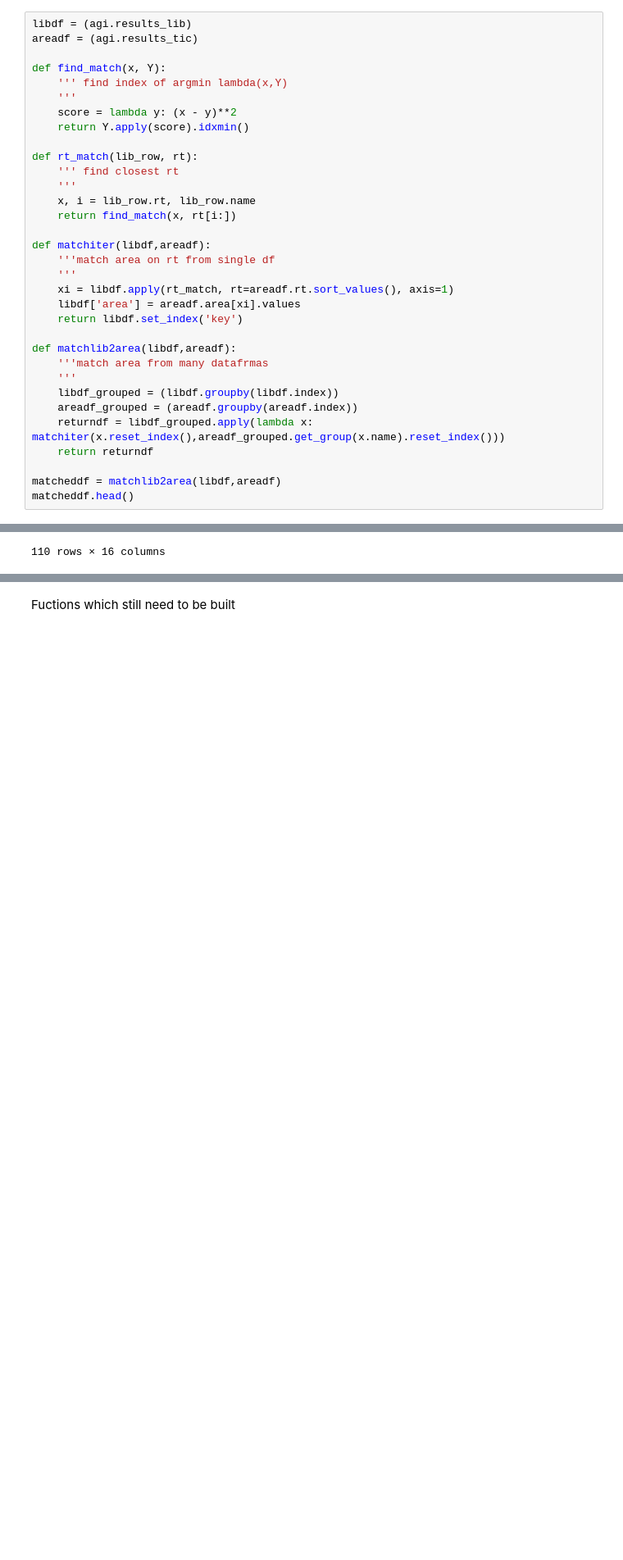
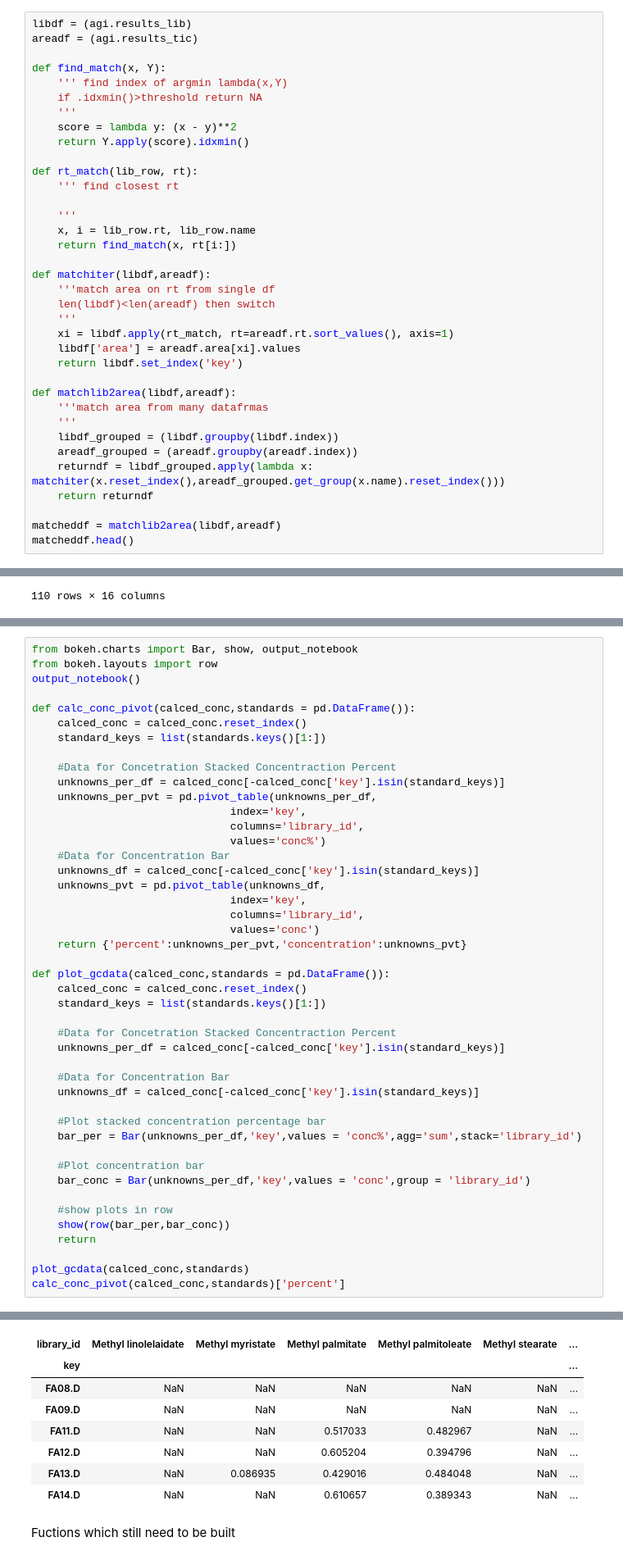
Before and after one commit to audere-labs/pyvalence, a Jupyter notebook: gc_area_analysis.ipynb, the cells around one changed output, grey strips where cells are left out. Shown at 82% size. Drawn from its saved outputs; the diff is of its cells as text; blank space fills up the shorter version.

```diff
--- a/gc_area_analysis.ipynb
+++ b/gc_area_analysis.ipynb
@@ -20,18 +20,21 @@ areadf = (agi.results_tic)
 
 def find_match(x, Y):
     ''' find index of argmin lambda(x,Y)
+    if .idxmin()>threshold return NA
     '''
     score = lambda y: (x - y)**2
     return Y.apply(score).idxmin()
 
 def rt_match(lib_row, rt):
     ''' find closest rt
+
     '''
     x, i = lib_row.rt, lib_row.name
     return find_match(x, rt[i:])
 
 def matchiter(libdf,areadf):
     '''match area on rt from single df
+    len(libdf)<len(areadf) then switch
     '''
     xi = libdf.apply(rt_match, rt=areadf.rt.sort_values(), axis=1)
     libdf['area'] = areadf.area[xi].values
@@ -229,0 +178,46 @@ plot_area(calced_conc,standards)['concentrations'].head()
+# %%
+from bokeh.charts import Bar, show, output_notebook
+from bokeh.layouts import row
+output_notebook()
+
+def calc_conc_pivot(calced_conc,standards = pd.DataFrame()):
+    calced_conc = calced_conc.reset_index()
+    standard_keys = list(standards.keys()[1:])
+
+    #Data for Concetration Stacked Concentraction Percent
+    unknowns_per_df = calced_conc[-calced_conc['key'].isin(standard_keys)]
+    unknowns_per_pvt = pd.pivot_table(unknowns_per_df,
+                               index='key',
+                               columns='library_id',
+                               values='conc%')
+    #Data for Concentration Bar
+    unknowns_df = calced_conc[-calced_conc['key'].isin(standard_keys)]
+    unknowns_pvt = pd.pivot_table(unknowns_df,
+                               index='key',
+                               columns='library_id',
+                               values='conc')
+    return {'percent':unknowns_per_pvt,'concentration':unknowns_pvt}
+
+def plot_gcdata(calced_conc,standards = pd.DataFrame()):
+    calced_conc = calced_conc.reset_index()
+    standard_keys = list(standards.keys()[1:])
+
+    #Data for Concetration Stacked Concentraction Percent
+    unknowns_per_df = calced_conc[-calced_conc['key'].isin(standard_keys)]
+
+    #Data for Concentration Bar
+    unknowns_df = calced_conc[-calced_conc['key'].isin(standard_keys)]
+
+    #Plot stacked concentration percentage bar
+    bar_per = Bar(unknowns_per_df,'key',values = 'conc%',agg='sum',stack='library_id')
+
+    #Plot concentration bar
+    bar_conc = Bar(unknowns_per_df,'key',values = 'conc',group = 'library_id')
+
+    #show plots in row
+    show(row(bar_per,bar_conc))
+    return
+
+plot_gcdata(calced_conc,standards)
+calc_conc_pivot(calced_conc,standards)['percent']
+# %% [output]
@@ -230,3 +226,11 @@ plot_area(calced_conc,standards)['concentrations'].head()
+| library_id | Methyl linolelaidate | Methyl myristate | Methyl palmitate | Methyl palmitoleate | Methyl stearate | ... |
+| key |  |  |  |  |  | ... |
+| FA08.D | NaN | NaN | NaN | NaN | NaN | ... |
+| FA09.D | NaN | NaN | NaN | NaN | NaN | ... |
+| FA11.D | NaN | NaN | 0.517033 | 0.482967 | NaN | ... |
+| FA12.D | NaN | NaN | 0.605204 | 0.394796 | NaN | ... |
+| FA13.D | NaN | 0.086935 | 0.429016 | 0.484048 | NaN | ... |
+| FA14.D | NaN | NaN | 0.610657 | 0.389343 | NaN | ... |
 # %% [markdown]
 Fuctions which still need to be built
 # %%
```
Also changed, not shown: parts of 3 cells of this notebook, 5 other files.
